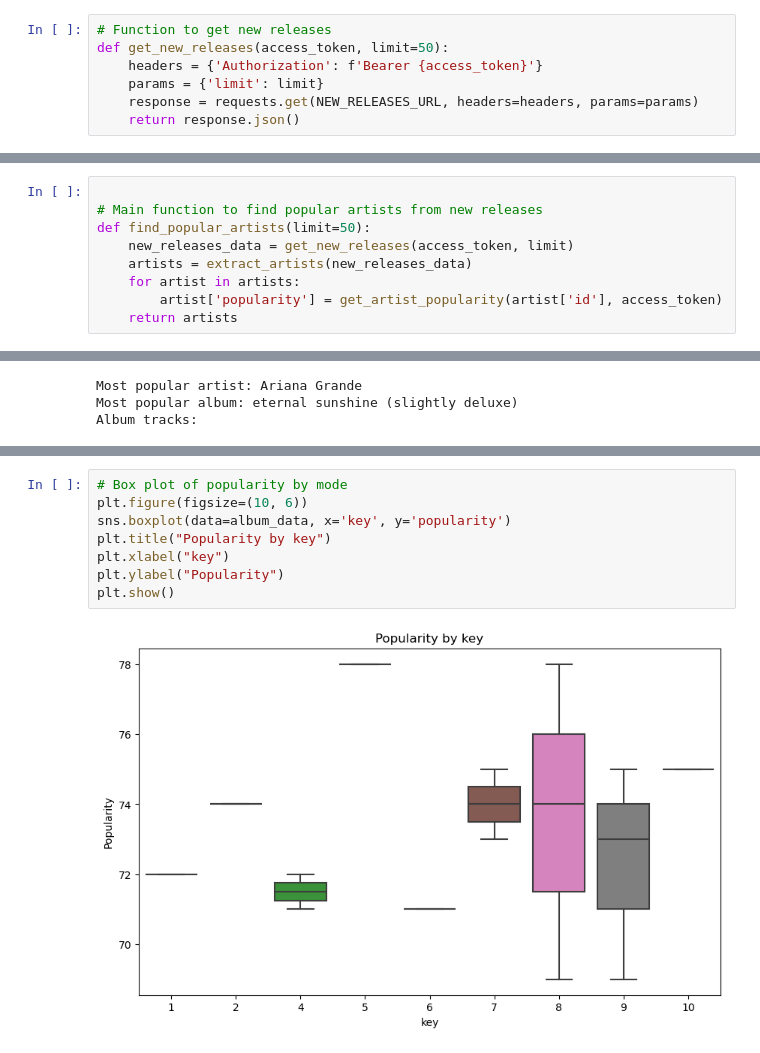
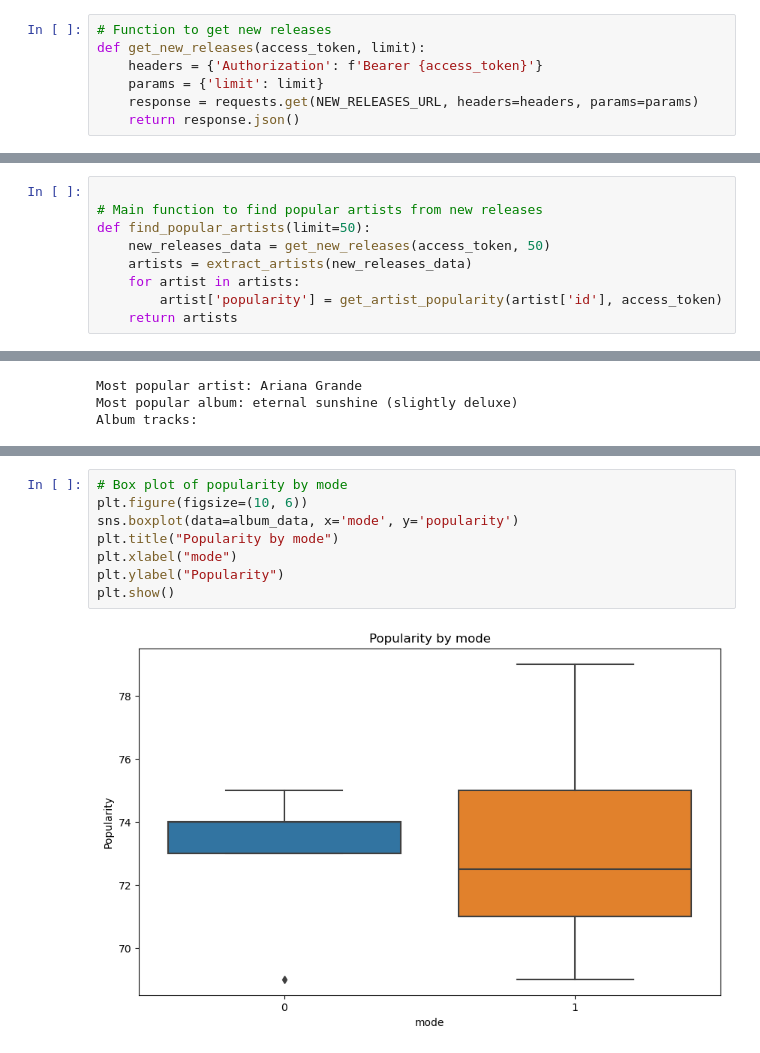
Before and after one commit to tashado/Team5-Project1, a Jupyter notebook: SpotifyAlbumTrackFeatures.ipynb, the cells around one changed output, grey strips where cells are left out. Cells and saved outputs as stored; diff of their text form.

```diff
--- a/SpotifyAlbumTrackFeatures.ipynb
+++ b/SpotifyAlbumTrackFeatures.ipynb
@@ -16,7 +16,7 @@ Individual_TRACK_URL = "https://api.spotify.com/v1/tracks/{id}"
 TRACK_FEATURES_URL = "https://api.spotify.com/v1/audio-features/{track_id}"
 # %%
 # Function to get new releases
-def get_new_releases(access_token, limit=50):
+def get_new_releases(access_token, limit):
     headers = {'Authorization': f'Bearer {access_token}'}
     params = {'limit': limit}
     response = requests.get(NEW_RELEASES_URL, headers=headers, params=params)
@@ -34,7 +34,7 @@ def extract_artists(new_releases_data):
 
 # Main function to find popular artists from new releases
 def find_popular_artists(limit=50):
-    new_releases_data = get_new_releases(access_token, limit)
+    new_releases_data = get_new_releases(access_token, 50)
     artists = extract_artists(new_releases_data)
     for artist in artists:
         artist['popularity'] = get_artist_popularity(artist['id'], access_token)
@@ -264,10 +264,10 @@ plt.show()
 # %%
 # Box plot of popularity by mode
 plt.figure(figsize=(10, 6))
-sns.boxplot(data=album_data, x='key', y='popularity')
-plt.title("Popularity by key")
-plt.xlabel("key")
+sns.boxplot(data=album_data, x='mode', y='popularity')
+plt.title("Popularity by mode")
+plt.xlabel("mode")
 plt.ylabel("Popularity")
 plt.show()
 # %% [output]
-[figure, old version]
+[figure, new version]
```
Also changed, not shown: parts of 11 cells of this notebook.
